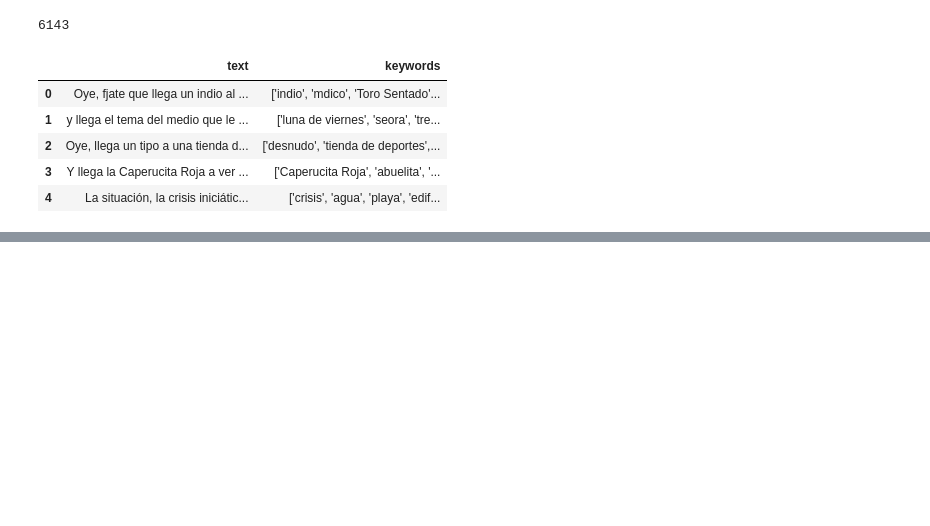
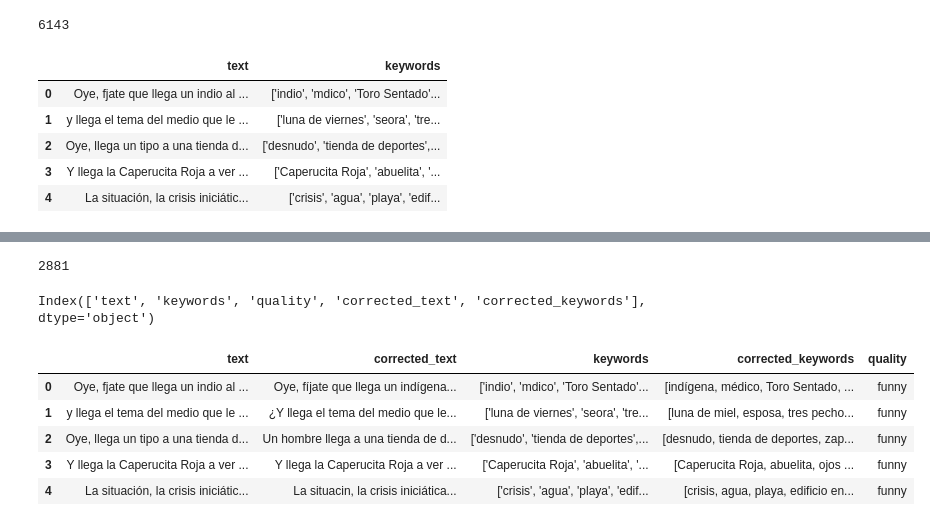
Before and after one commit to aastroza/mistral-fine-tuning, a Jupyter notebook: notebooks/02_refine_jokes_dataset.ipynb, the cells around one changed output, grey strips where cells are left out. Saved outputs shown, nothing was run; the diff lists cells and outputs as text; code cells hidden in the pictures; blank space fills up the shorter version.

```diff
--- a/notebooks/02_refine_jokes_dataset.ipynb
+++ b/notebooks/02_refine_jokes_dataset.ipynb
@@ -359 +375,9 @@ await refinement()
+# %%
+len(df_quality)
+# %% [output]
+2881
+# %%
+df_quality.columns
+# %% [output]
+Index(['text', 'keywords', 'quality', 'corrected_text', 'corrected_keywords'], dtype='object')
 # %%
@@ -360,0 +385,11 @@ df_quality[['text', 'keywords']].to_json('../data/interim/quality_jokes_fine_tun
+# %%
+df_refined = pd.read_json('../data/interim/quality_jokes_to_be_cleaned.jsonl', orient='records', lines=True)
+# %%
+df_refined.head()
+# %% [output]
+|  | text | corrected_text | keywords | corrected_keywords | quality |
+| 0 | Oye, fjate que llega un indio al ... | Oye, fíjate que llega un indígena... | ['indio', 'mdico', 'Toro Sentado'... | [indígena, médico, Toro Sentado, ... | funny |
+| 1 | y llega el tema del medio que le ... | ¿Y llega el tema del medio que le... | ['luna de viernes', 'seora', 'tre... | [luna de miel, esposa, tres pecho... | funny |
+| 2 | Oye, llega un tipo a una tienda d... | Un hombre llega a una tienda de d... | ['desnudo', 'tienda de deportes',... | [desnudo, tienda de deportes, zap... | funny |
+| 3 | Y llega la Caperucita Roja a ver ... | Y llega la Caperucita Roja a ver ... | ['Caperucita Roja', 'abuelita', '... | [Caperucita Roja, abuelita, ojos ... | funny |
+| 4 | La situación, la crisis iniciátic... | La situacin, la crisis iniciática... | ['crisis', 'agua', 'playa', 'edif... | [crisis, agua, playa, edificio en... | funny |
```
Also changed, not shown: parts of 12 cells of this notebook, 9 other files.
